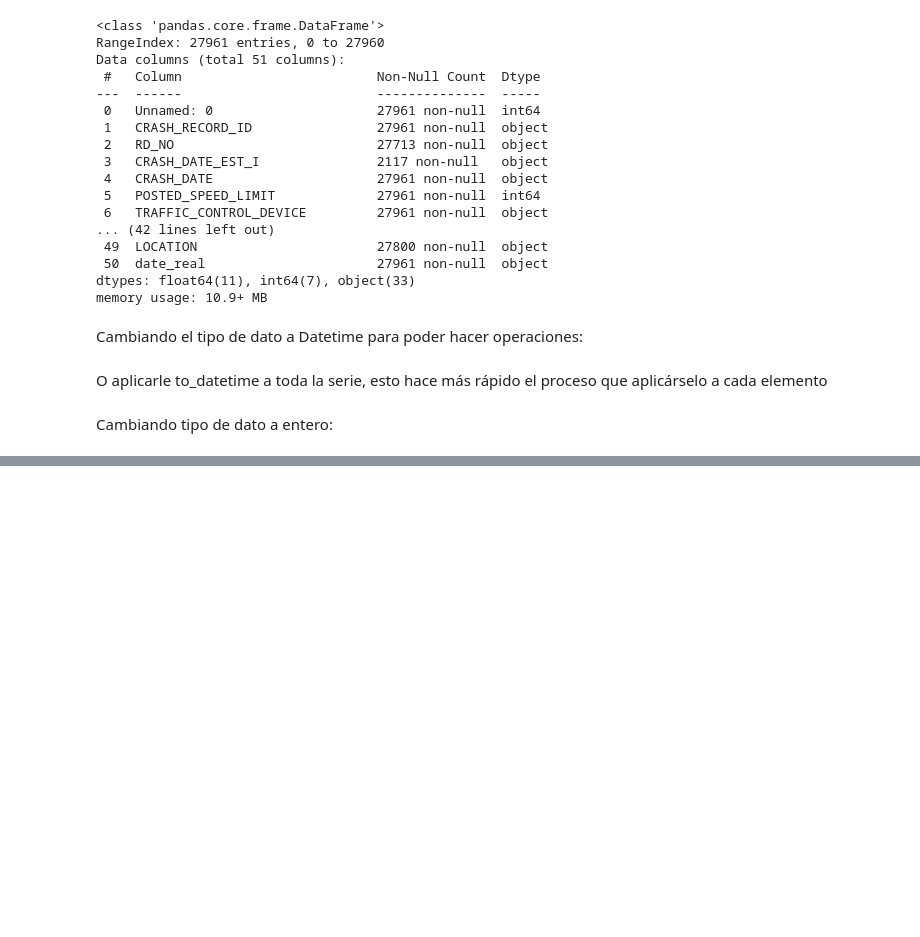
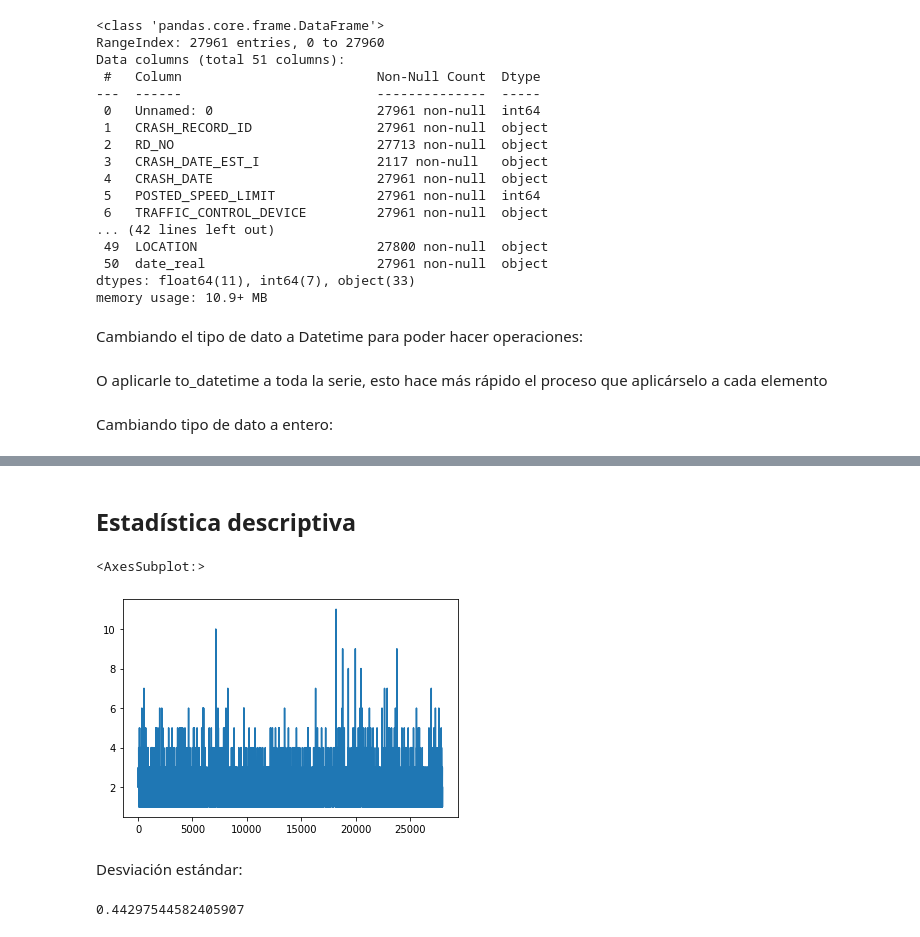
Before and after one commit to nestoredduardo/analisis-exploratorio-datos, a Jupyter notebook: apuntes.ipynb, the cells around one changed output, grey strips where cells are left out. Saved outputs shown, nothing was run; the diff lists cells and outputs as text; code cells hidden in the pictures; blank space fills up the shorter version.

Commit message:
Estadística descriptiva y distribución de los datos

```diff
--- a/apuntes.ipynb
+++ b/apuntes.ipynb
@@ -107,3 +107,10 @@ px.set_mapbox_access_token(token_map_plot)
 px.scatter_mapbox(df_chicago, lat='LATITUDE', lon='LONGITUDE', color='CRASH_HOUR', size='NUM_UNITS', color_continuous_scale=px.colors.cyclical.IceFire, size_max=15, zoom=10)
 # %% [output]
 [interactive output not drawn]
+# %% [markdown]
+## Estadística descriptiva
+# %%
+df_chicago["NUM_UNITS"].plot()
+# %% [output]
+<AxesSubplot:>
+[figure, added]
@@ -109,0 +119,6 @@ px.scatter_mapbox(df_chicago, lat='LATITUDE', lon='LONGITUDE', color='CRASH_HOUR
+# %% [markdown]
+Desviación estándar:
+# %%
+ss.tstd(df_chicago['NUM_UNITS'])
+# %% [output]
+0.44297544582405907
```
Also changed, not shown: parts of 13 cells of this notebook, 1 other file.
